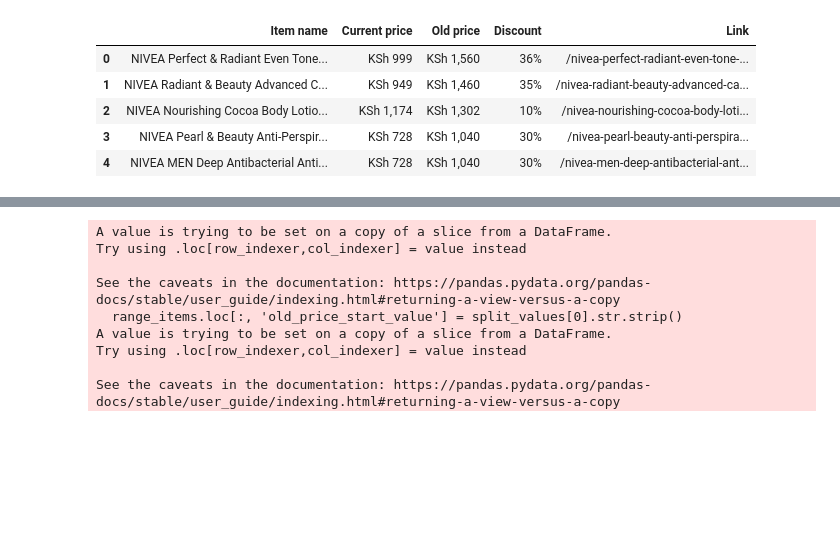
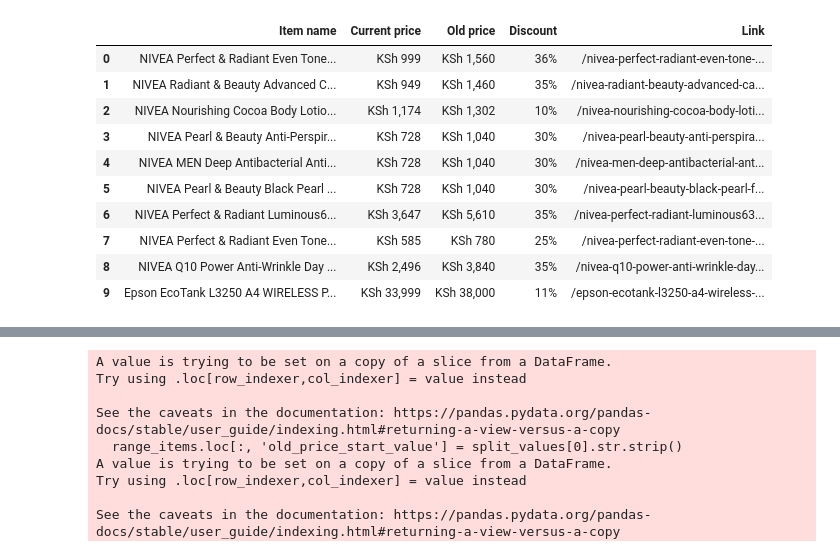
Before and after one commit to warren-bit/jumia_project, a Jupyter notebook: scraping_jumia.ipynb, the cells around one changed output, grey strips where cells are left out. Saved outputs shown, nothing was run; the diff lists cells and outputs as text; code cells hidden in the pictures; blank space fills up the shorter version.

```diff
--- a/scraping_jumia.ipynb
+++ b/scraping_jumia.ipynb
@@ -12,10 +4,15 @@ please provide us feedback at https://github.com/pandas-dev/pandas/issues/54466
 # %%
 product_data = pd.read_csv('jumia_products.csv')
-product_data.head()
+product_data.head(10)
 # %% [output]
 |  | Item name | Current price | Old price | Discount | Link |
 | 0 | NIVEA Perfect & Radiant Even Tone... | KSh 999 | KSh 1,560 | 36% | /nivea-perfect-radiant-even-tone-... |
 | 1 | NIVEA Radiant & Beauty Advanced C... | KSh 949 | KSh 1,460 | 35% | /nivea-radiant-beauty-advanced-ca... |
 | 2 | NIVEA Nourishing Cocoa Body Lotio... | KSh 1,174 | KSh 1,302 | 10% | /nivea-nourishing-cocoa-body-loti... |
 | 3 | NIVEA Pearl & Beauty Anti-Perspir... | KSh 728 | KSh 1,040 | 30% | /nivea-pearl-beauty-anti-perspira... |
 | 4 | NIVEA MEN Deep Antibacterial Anti... | KSh 728 | KSh 1,040 | 30% | /nivea-men-deep-antibacterial-ant... |
+| 5 | NIVEA Pearl & Beauty Black Pearl ... | KSh 728 | KSh 1,040 | 30% | /nivea-pearl-beauty-black-pearl-f... |
+| 6 | NIVEA Perfect & Radiant Luminous6... | KSh 3,647 | KSh 5,610 | 35% | /nivea-perfect-radiant-luminous63... |
+| 7 | NIVEA Perfect & Radiant Even Tone... | KSh 585 | KSh 780 | 25% | /nivea-perfect-radiant-even-tone-... |
+| 8 | NIVEA Q10 Power Anti-Wrinkle Day ... | KSh 2,496 | KSh 3,840 | 35% | /nivea-q10-power-anti-wrinkle-day... |
+| 9 | Epson EcoTank L3250 A4 WIRELESS P... | KSh 33,999 | KSh 38,000 | 11% | /epson-ecotank-l3250-a4-wireless-... |
```
Also changed, not shown: parts of 9 cells of this notebook.
